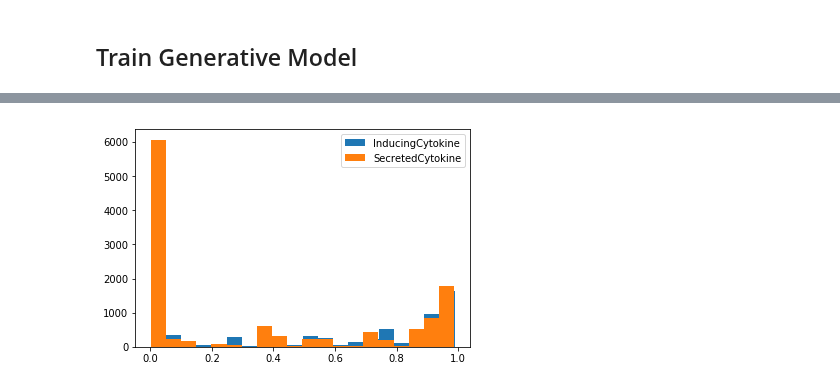
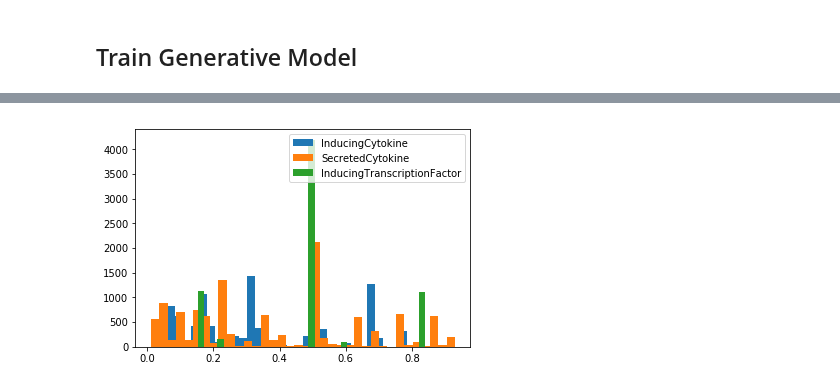
Before and after one commit to hammerlab/t-cell-relation-extraction, a Jupyter notebook: pm_subtype_protein_relations/snorkel/05-training-marginals.ipynb, the cells around one changed output, grey strips where cells are left out. Saved outputs shown, nothing was run; the diff lists cells and outputs as text; code cells hidden in the pictures.

```diff
--- a/pm_subtype_protein_relations/snorkel/05-training-marginals.ipynb
+++ b/pm_subtype_protein_relations/snorkel/05-training-marginals.ipynb
@@ -374,7 +346,9 @@ def get_candidates(sent_ids):
     cands = session.query(candidate_class.subclass)\
         .filter(candidate_class.subclass.split == 1).all()
     return [c for c in cands if c.get_parent().id in sent_ids]
-sent_cands = get_candidates([3106])
+sent_cands = get_candidates([10687])
+c = sent_cands[0]
 #sent_cands = [c for c in sent_cands if c.get_contexts()[0].get_span() == 'IL-6']
 #sent_cands
+c
 # %%
@@ -457,11 +495,11 @@ LF_secck_neg_ind: Num functions composed = 7 (names = ['LF_indck_heur_a_before_b
 LFs = collections.OrderedDict()
 LFs[REL_CLASS_INDUCING_CYTOKINE] = get_lfs(lambda k: k.startswith('LF_indck')).values()
 LFs[REL_CLASS_SECRETED_CYTOKINE] = get_lfs(lambda k: k.startswith('LF_secck')).values()
+LFs[REL_CLASS_INDUCING_TRANSCRIPTION_FACTOR] = get_lfs(lambda k: k.startswith('LF_indtf')).values()
 for k in LFs:
     print('{} labeling functions:'.format(k))
     for f in LFs[k]:
         print(f.__name__)
     print()
-#print('Labeling functions found:\n{}'.format('\n'.join([str((k, f.__name__)) for k in LFs for f in LFs[k]])))
 # %% [output]
 InducingCytokine labeling functions:
@@ -512,7 +550,10 @@ def run_labeling(candidate_class, lfs, split, replace_key_set=True, has_gold_lab
 
     print('Running labeling for class {}, split {}'.format(candidate_class.name, split))
     labeler = LabelAnnotator(lfs=lfs)
-    X = labeler.apply(split=split, cids_query=cids_query, replace_key_set=replace_key_set)
+    X = labeler.apply(
+        split=split, cids_query=cids_query,
+        replace_key_set=replace_key_set, key_group=candidate_class.index
+    )
     stats = X.lf_stats(session, y)
 
     return X, y, stats, labeler
@@ -523,7 +564,10 @@ for c in classes:
         continue
     for split in [0, 1]:
 #     for split in [1]:
-        res_label[c][split] = run_labeling(classes[c], LFs[c], split, has_gold_labels=split>0)
+        res_label[c][split] = run_labeling(
+            classes[c], LFs[c], split, has_gold_labels=split>0
+        )
+        first = False
 # %% [output]
 Running labeling for class InducingCytokine, split 0
 Clearing existing...
@@ -539,0 +590,6 @@ Running UDF...
+# %%
+from IPython.display import display
+for c in res_label:
+    for split in res_label[c]:
+        print('Stats {} (split {}):'.format(c, split))
+        display(res_label[c][split][2])
@@ -635,11 +740,11 @@ Inferred cardinality: 2
 # %%
 %matplotlib inline
 import matplotlib.pyplot as plt
 for c in res_train:
-    plt.hist(res_train[c][2], bins=20, label=c)
+    plt.hist(res_train[c][2], bins=36, label=c)
     plt.legend()
 # %% [output]
-[figure, old version]
+[figure, new version]
 # %%
 # from IPython.display import display
 # for c in res_train:
```
Also changed, not shown: parts of 27 cells of this notebook, 5 other files.
